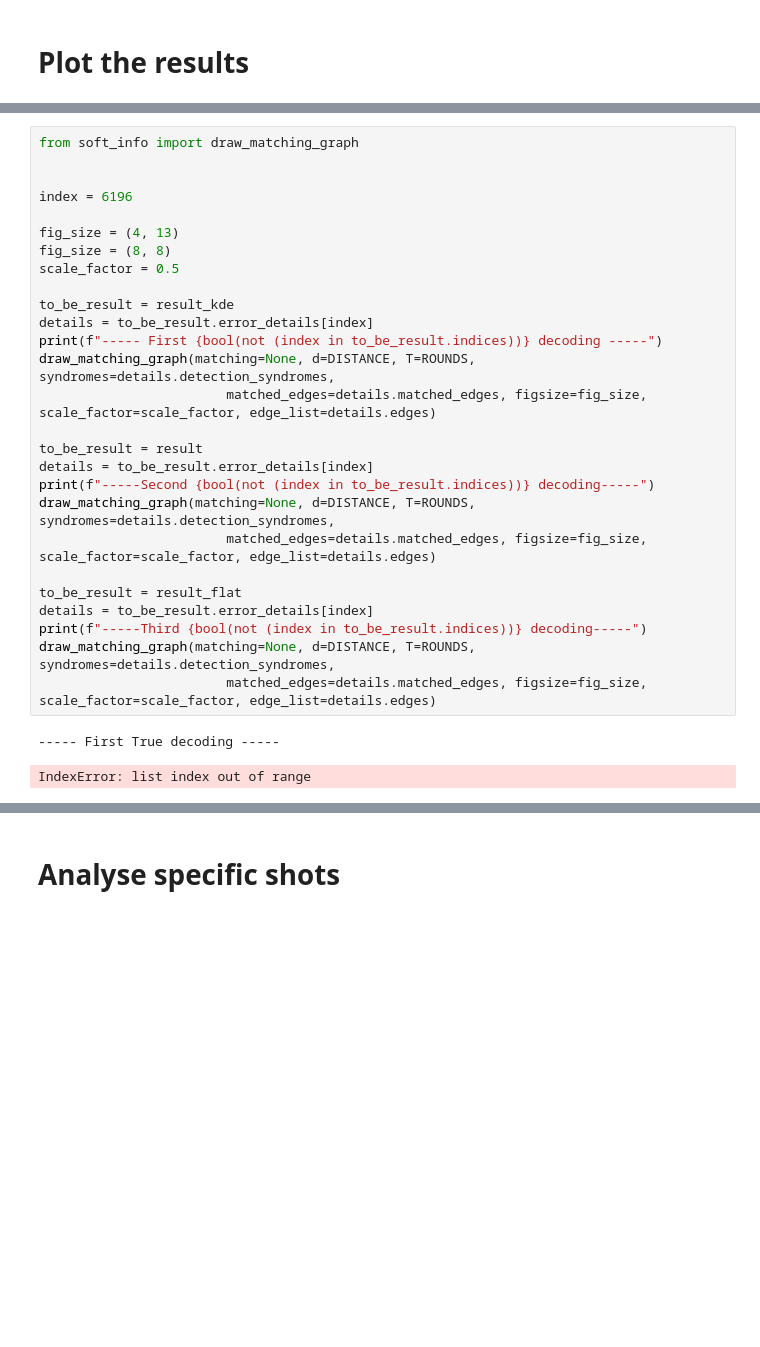
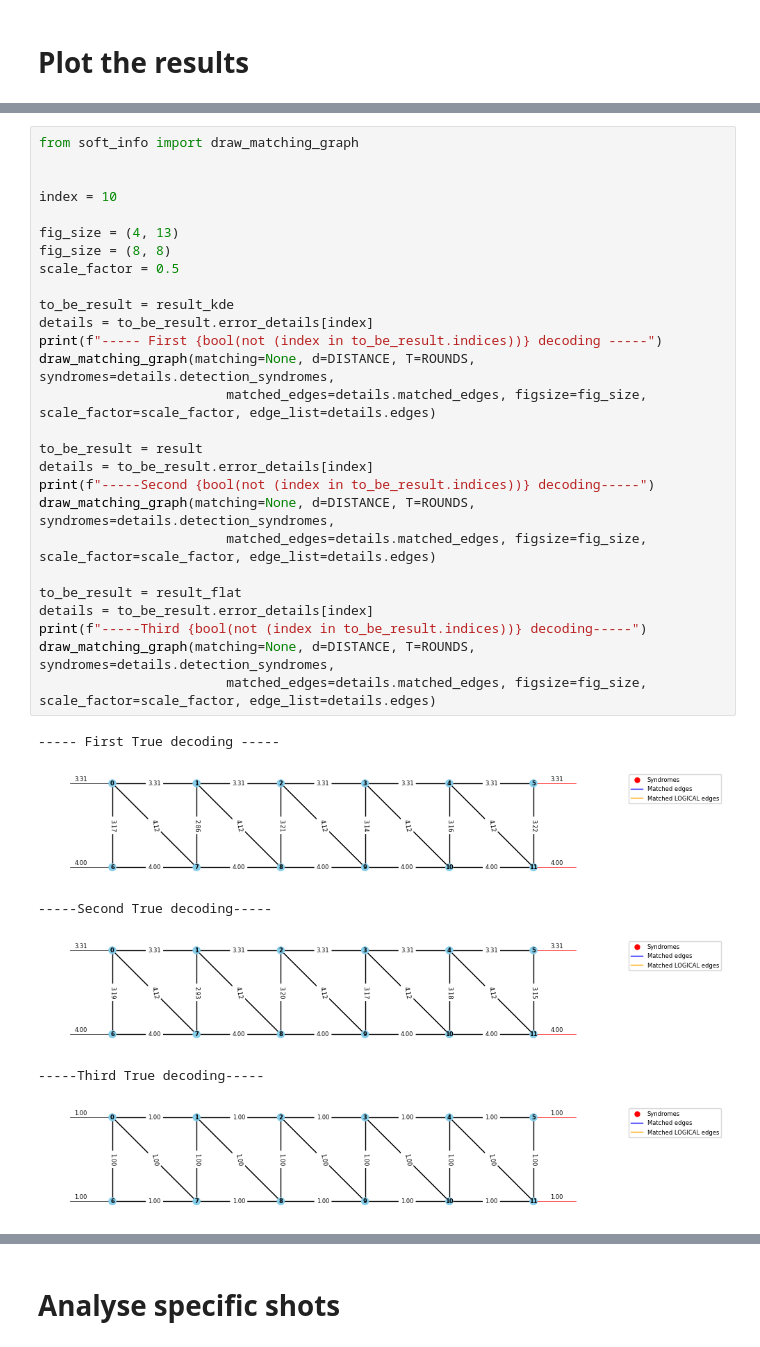
Before and after one commit to quantumjim/soft_information_decoding, a Jupyter notebook: notebooks/Simulator/htu_simulator.ipynb, the cells around one changed output, grey strips where cells are left out. Cells and saved outputs as stored; diff of their text form; blank space fills up the shorter version.

```diff
--- a/notebooks/Simulator/htu_simulator.ipynb
+++ b/notebooks/Simulator/htu_simulator.ipynb
@@ -185,33 +192,37 @@ NameError: name 'result_extreme_kde' is not defined
 # %%
 from soft_info import draw_matching_graph
 
 
-index = 6196
+index = 10
 
 fig_size = (4, 13)
 fig_size = (8, 8)
 scale_factor = 0.5
 
 to_be_result = result_kde
 details = to_be_result.error_details[index]
 print(f"----- First {bool(not (index in to_be_result.indices))} decoding -----")
 draw_matching_graph(matching=None, d=DISTANCE, T=ROUNDS, syndromes=details.detection_syndromes,
                         matched_edges=details.matched_edges, figsize=fig_size, scale_factor=scale_factor, edge_list=details.edges)
 
 to_be_result = result
 details = to_be_result.error_details[index]
 print(f"-----Second {bool(not (index in to_be_result.indices))} decoding-----")
 draw_matching_graph(matching=None, d=DISTANCE, T=ROUNDS, syndromes=details.detection_syndromes,
                         matched_edges=details.matched_edges, figsize=fig_size, scale_factor=scale_factor, edge_list=details.edges)
 
 to_be_result = result_flat
 details = to_be_result.error_details[index]
 print(f"-----Third {bool(not (index in to_be_result.indices))} decoding-----")
 draw_matching_graph(matching=None, d=DISTANCE, T=ROUNDS, syndromes=details.detection_syndromes,
                         matched_edges=details.matched_edges, figsize=fig_size, scale_factor=scale_factor, edge_list=details.edges)
 # %% [output]
 ----- First True decoding -----
+[figure, added]
-IndexError: list index out of range
+-----Second True decoding-----
+[figure, added]
+-----Third True decoding-----
+[figure, added]
 # %%
 informed_not_in_iq = sorted(set(result_informed.indices) - set(result.indices))
 print("indices that are in informed but not in IQ with len:", len(informed_not_in_iq))
```
Also changed, not shown: parts of 10 cells of this notebook, 2 other files.
